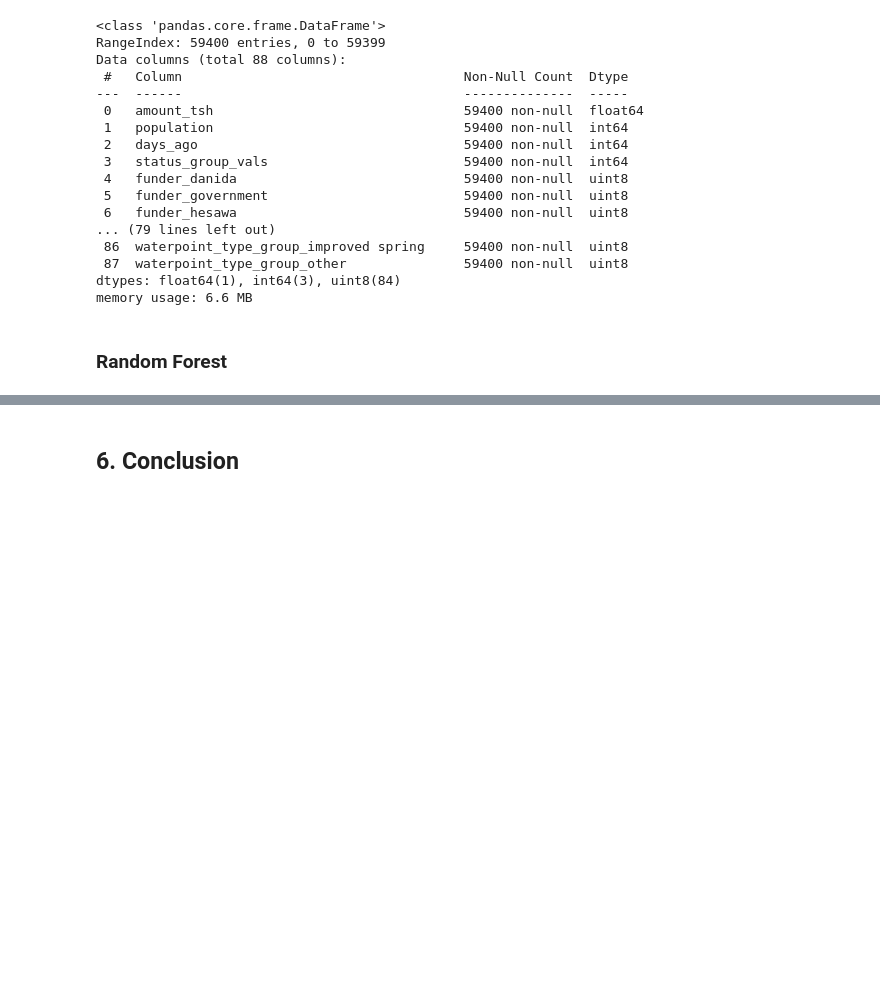
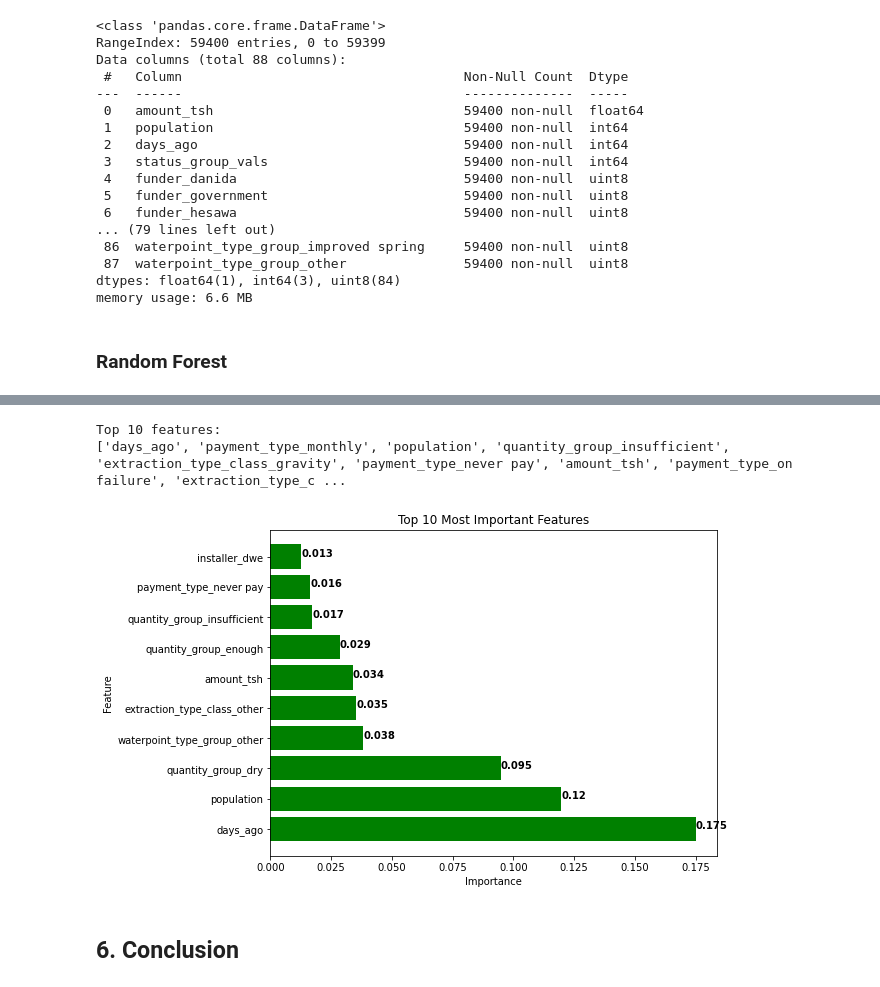
Before and after one commit to HKwirikia/Phase-3-Project---Tanzanian-Water-Wells-Pump-it-Up-, a Jupyter notebook: Desktop/Phase3/Pump it Up Notebook.ipynb, the cells around one changed output, grey strips where cells are left out. Saved outputs shown, nothing was run; the diff lists cells and outputs as text; code cells hidden in the pictures; blank space fills up the shorter version.

Commit message:
include top 10 features

```diff
--- a/Desktop/Phase3/Pump it Up Notebook.ipynb
+++ b/Desktop/Phase3/Pump it Up Notebook.ipynb
@@ -1530,4 +1530,55 @@ Validation accuracy:  0.7823232323232323
 Best parameters:  {'learning_rate': 0.7, 'max_depth': 14, 'max_features': 1.0, 'min_samples_leaf': 16, 'n_estimators': 200}
+# %%
+from sklearn.ensemble import RandomForestClassifier
+
+# Define the best model
+best_model = RandomForestClassifier(n_estimators=700, min_samples_split=7)
+
+# Fit the best model to the data
+best_model.fit(X_train, y_train)
+
+# Get the feature importances
+importances = best_model.feature_importances_
+
+# Get the top 10 features
+top_10 = sorted(range(len(importances)), key=lambda i: importances[i], reverse=True)[:10]
+
+# Get the names of the top 10 features
+top_10_features = [X.columns[i] for i in top_10]
+
+print("Top 10 features:")
+print(top_10_features)
+# %% [output]
+Top 10 features:
+['days_ago', 'payment_type_monthly', 'population', 'quantity_group_insufficient', 'extraction_type_class_gravity', 'payment_type_never pay', 'amount_tsh', 'payment_type_on failure', 'extraction_type_c ...
+# %%
+import matplotlib.pyplot as plt
+
+# Sort the features by importance (descending order)
+features_df = features_df.sort_values(by='Importance', ascending=False)
+
+# Slice the dataframe to include only the top 10 features
+top_features = features_df.head(10)
+
+# Set the figure size
+plt.figure(figsize=(8, 6))
+
+# Create a horizontal bar plot
+plt.barh(top_features['Feature'], top_features['Importance'], color='green')
+
+# Set the plot title and axis labels
+plt.title('Top 10 Most Important Features')
+plt.xlabel('Importance')
+plt.ylabel('Feature')
+
+# Add the importance value inside the bar
+for i, v in enumerate(top_features['Importance']):
+    plt.text(v, i, str(round(v, 3)), color='black', fontweight='bold')
+
+# Display the plot
+plt.show()
+# %% [output]
+[figure, added]
 # %%
 test_df_id = pd.DataFrame
 test_df_id=test_copy['id']
```
Also changed, not shown: parts of 8 cells of this notebook, 1 other file.
